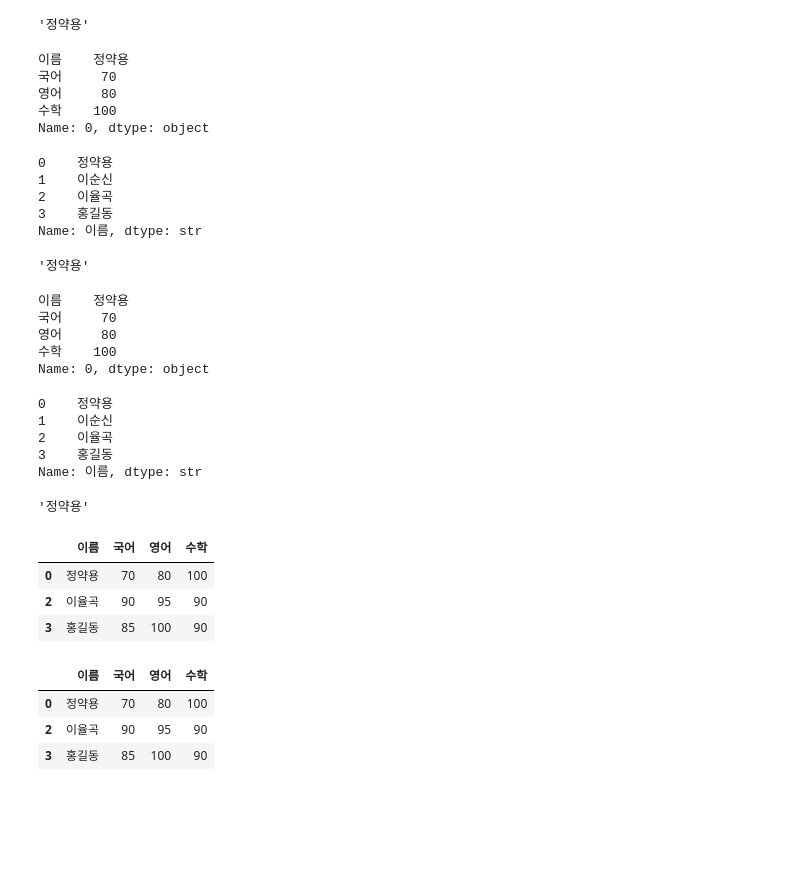
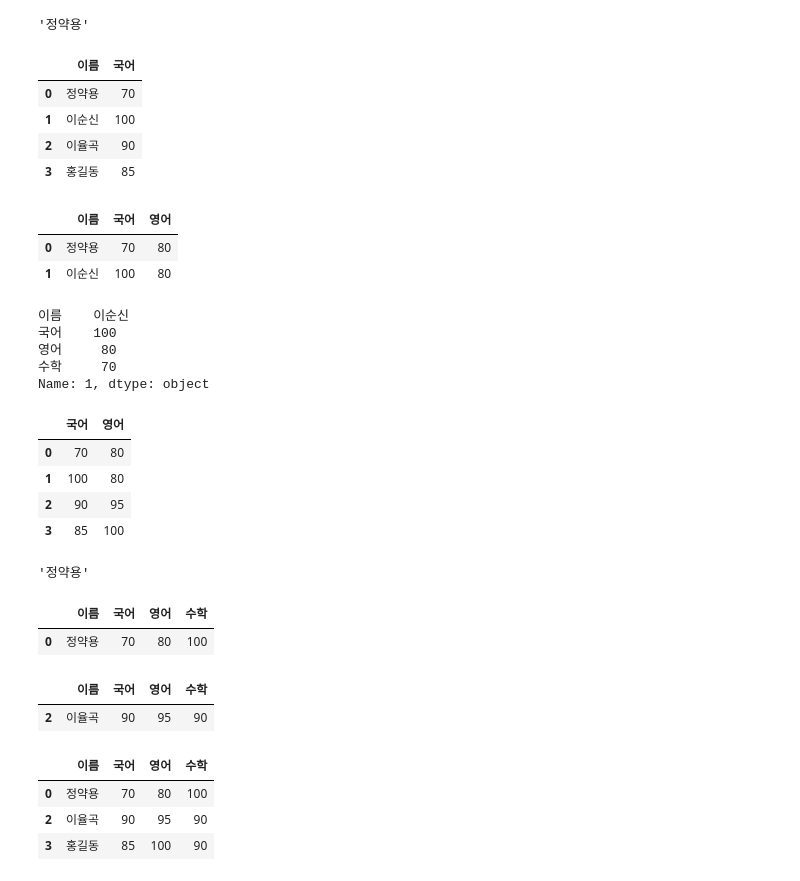
Before and after one commit to hsy21/jupyterdata, a Jupyter notebook: aiservice26/AI기반데이터분석_04_판다스_데이터처리_실습.ipynb, the cells around one changed output. Saved outputs shown, nothing was run; the diff lists cells and outputs as text; code cells hidden in the pictures; blank space fills up the shorter version.

```diff
--- a/aiservice26/AI기반데이터분석_04_판다스_데이터처리_실습.ipynb
+++ b/aiservice26/AI기반데이터분석_04_판다스_데이터처리_실습.ipynb
@@ -524,49 +570,41 @@ Name: 이름, dtype: str
 score_df['이름'][0]
 # %% [output]
 '정약용'
+# %%
+# 열 접근
+score_df.loc[:,['이름', '국어']]
+# %% [output]
+|  | 이름 | 국어 |
+| 0 | 정약용 | 70 |
+| 1 | 이순신 | 100 |
+| 2 | 이율곡 | 90 |
+| 3 | 홍길동 | 85 |
+# %%
+# (행,열) 접근
+score_df.loc[:1,'이름' : '영어']
+# %% [output]
+|  | 이름 | 국어 | 영어 |
+| 0 | 정약용 | 70 | 80 |
+| 1 | 이순신 | 100 | 80 |
 # %%
-# 인덱서 이용 : 레이블(이름) 인덱서
+# 인덱서 이용 : 위치(숫자) 인덱서
 # 행 접근
-score_df.loc[0]
+score_df.iloc[1]
 # %% [output]
-이름    정약용
-국어     70
+이름    이순신
+국어    100
 영어     80
-수학    100
-Name: 0, dtype: object
+수학     70
+Name: 1, dtype: object
 # %%
 # 열 접근
-score_df.loc[:, '이름']
+score_df.iloc[:,1:3]
 # %% [output]
-0    정약용
-1    이순신
-2    이율곡
-3    홍길동
-Name: 이름, dtype: str
+|  | 국어 | 영어 |
+| 0 | 70 | 80 |
+| 1 | 100 | 80 |
+| 2 | 90 | 95 |
+| 3 | 85 | 100 |
-# %%
-# (행,열) 접근
-score_df.loc[0, '이름']
-# %% [output]
-'정약용'
-# %%
-# 인덱서 이용 : 위치(숫자) 인덱서
-# 행 접근
-score_df.iloc[0]
-# %% [output]
-이름    정약용
-국어     70
-영어     80
-수학    100
-Name: 0, dtype: object
-# %%
-# 열 접근
-score_df.iloc[:, 0]
-# %% [output]
-0    정약용
-1    이순신
-2    이율곡
-3    홍길동
-Name: 이름, dtype: str
 # %%
 # (행,열) 접근
 score_df.iloc[0, 0]
@@ -575,12 +613,15 @@ score_df.iloc[0, 0]
 # %%
 # 조건 지정 추출 : Boolean Indexing
 # 직접 지정 방식으로 행 추출
-score_df[score_df['수학'] > 80]
+score_df[score_df['수학'] > 90]
 # %% [output]
 |  | 이름 | 국어 | 영어 | 수학 |
 | 0 | 정약용 | 70 | 80 | 100 |
-| 2 | 이율곡 | 90 | 95 | 90 |
-| 3 | 홍길동 | 85 | 100 | 90 |
+# %%
+score_df[(score_df['국어'] >= 90) & (score_df['수학'] >= 90)]
+# %% [output]
+|  | 이름 | 국어 | 영어 | 수학 |
+| 2 | 이율곡 | 90 | 95 | 90 |
 # %%
 # 인덱서 방식으로 행 추출
 score_df.loc[score_df['수학'] > 80]
```
Also changed, not shown: parts of 11 cells of this notebook.
